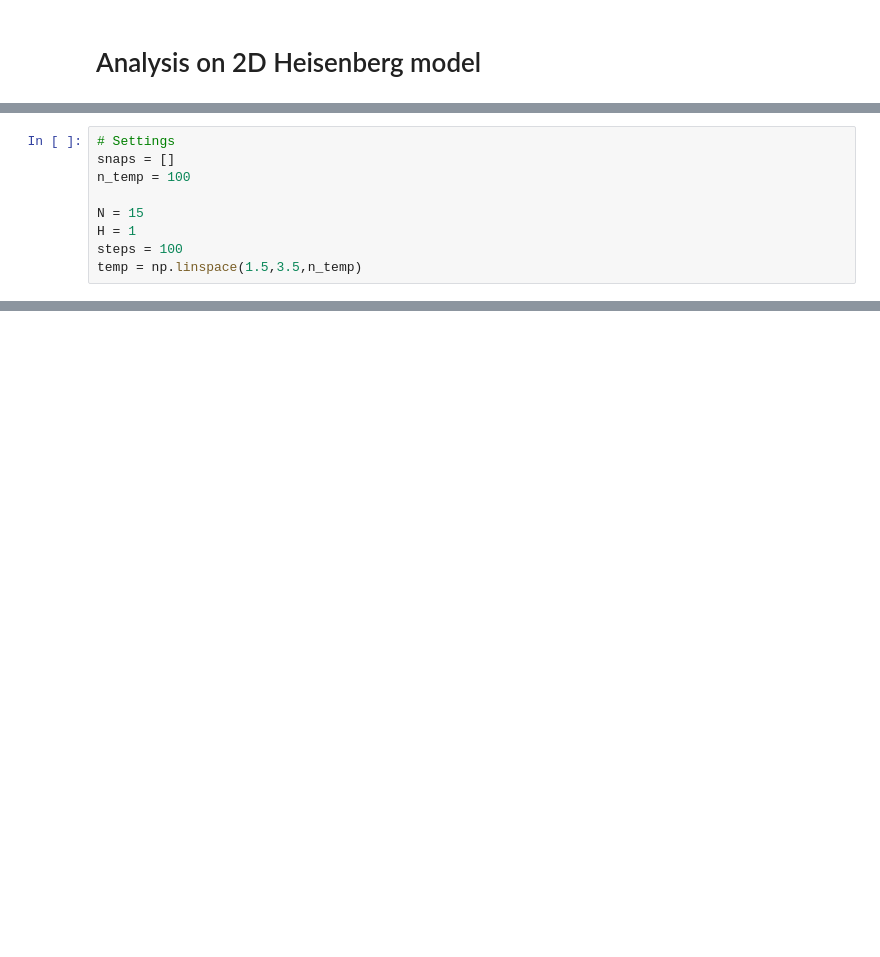
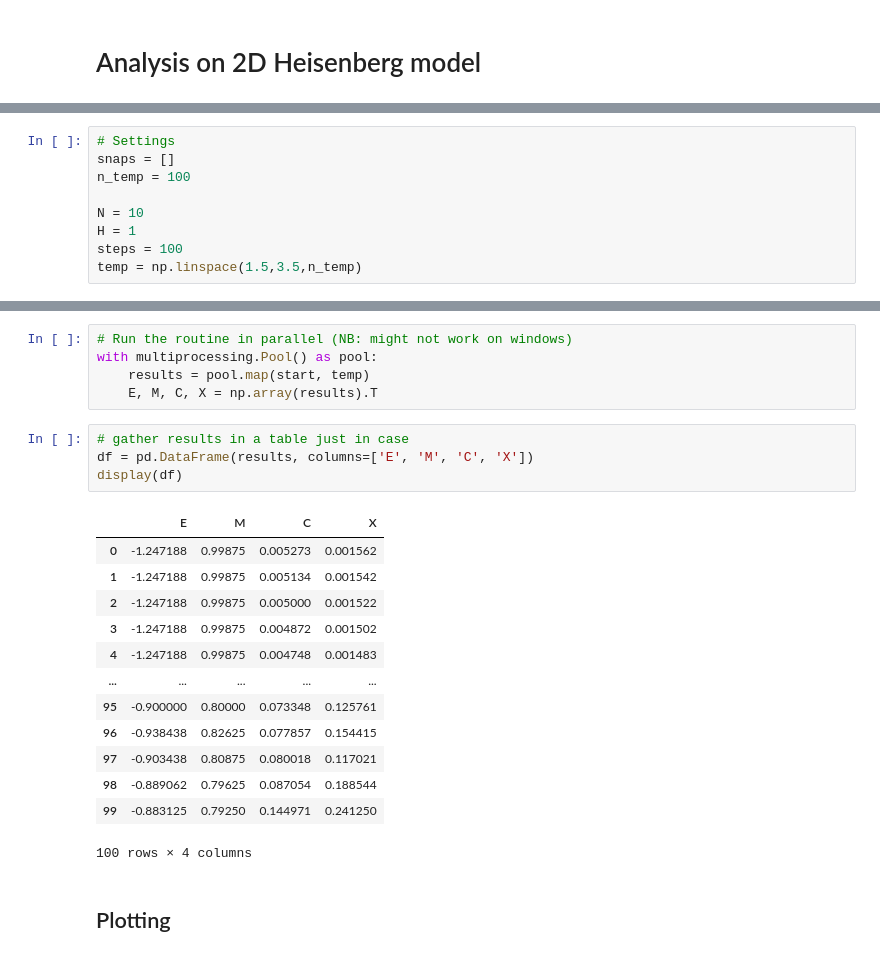
Before and after one commit to nikosavola/HeisenbergMetropolis-StatMech, a Jupyter notebook: analysis.ipynb, the cells around one changed output, grey strips where cells are left out. Cells and saved outputs as stored; diff of their text form; blank space fills up the shorter version.

Commit message:
Parallelise computing different temperatures, closes #3

```diff
--- a/analysis.ipynb
+++ b/analysis.ipynb
@@ -12,7 +15,7 @@ from heisenberg_2d import initialize, metropolis, energy, magnetization
 snaps = []
 n_temp = 100
 
-N = 15
+N = 10
 H = 1
 steps = 100
 temp = np.linspace(1.5,3.5,n_temp)
@@ -100,0 +72,25 @@ plt.show()
+# %%
+# Run the routine in parallel (NB: might not work on windows)
+with multiprocessing.Pool() as pool:
+    results = pool.map(start, temp)
+    E, M, C, X = np.array(results).T
+# %%
+# gather results in a table just in case
+df = pd.DataFrame(results, columns=['E', 'M', 'C', 'X'])
+display(df)
+# %% [output]
+|  | E | M | C | X |
+| 0 | -1.247188 | 0.99875 | 0.005273 | 0.001562 |
+| 1 | -1.247188 | 0.99875 | 0.005134 | 0.001542 |
+| 2 | -1.247188 | 0.99875 | 0.005000 | 0.001522 |
+| 3 | -1.247188 | 0.99875 | 0.004872 | 0.001502 |
+| 4 | -1.247188 | 0.99875 | 0.004748 | 0.001483 |
+| ... | ... | ... | ... | ... |
+| 95 | -0.900000 | 0.80000 | 0.073348 | 0.125761 |
+| 96 | -0.938438 | 0.82625 | 0.077857 | 0.154415 |
+| 97 | -0.903438 | 0.80875 | 0.080018 | 0.117021 |
+| 98 | -0.889062 | 0.79625 | 0.087054 | 0.188544 |
+| 99 | -0.883125 | 0.79250 | 0.144971 | 0.241250 |
+100 rows × 4 columns
+# %% [markdown]
+## Plotting
```
Also changed, not shown: parts of 4 cells of this notebook, 1 other file.
